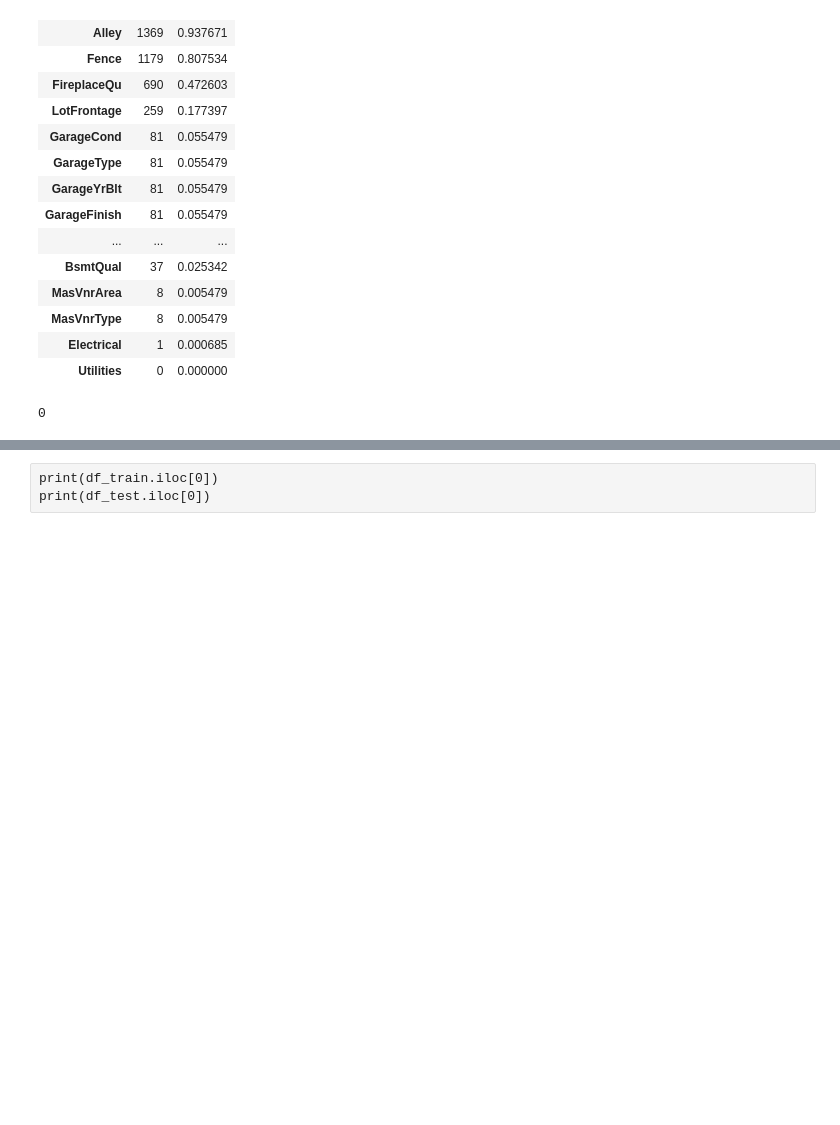
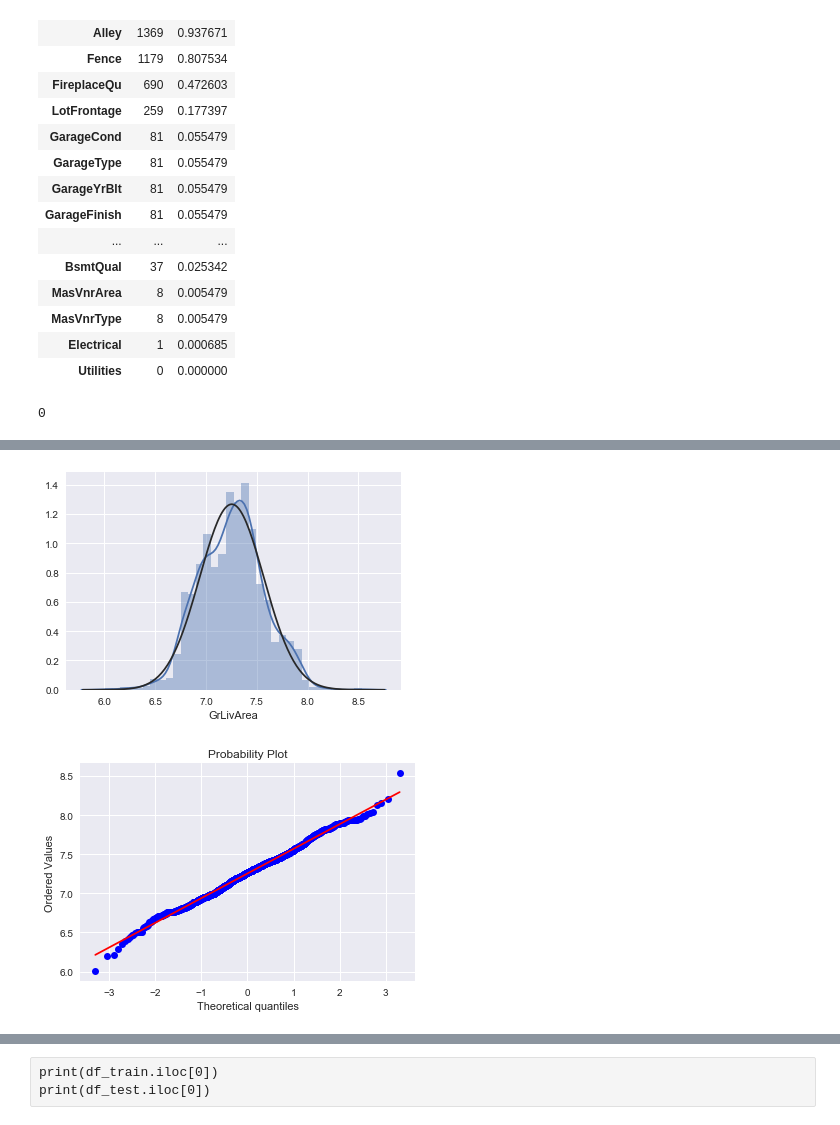
Before and after one commit to Hamifthi/100_days_of_machinelearning, a Jupyter notebook: House prices/Data explotary.ipynb, the cells around one changed output, grey strips where cells are left out. Cells and saved outputs as stored; diff of their text form; code cells hidden in the pictures; blank space fills up the shorter version.

Commit message:
prepare test data for evaluate model on it

```diff
--- a/House prices/Data explotary.ipynb
+++ b/House prices/Data explotary.ipynb
@@ -182,2 +192,10 @@ res = stats.probplot(df_train['GrLivArea'], plot = plt)
+# %%
+df_test['GrLivArea'] = np.log(df_test['GrLivArea'])
+sns.distplot(df_test['GrLivArea'], fit = norm)
+fig = plt.figure()
+res = stats.probplot(df_test['GrLivArea'], plot = plt)
+# %% [output]
+[figure, added]
+[figure, added]
 # %%
 #create column for new variable (one is enough because it's a binary categorical feature)
```
Also changed, not shown: parts of 13 cells of this notebook.
